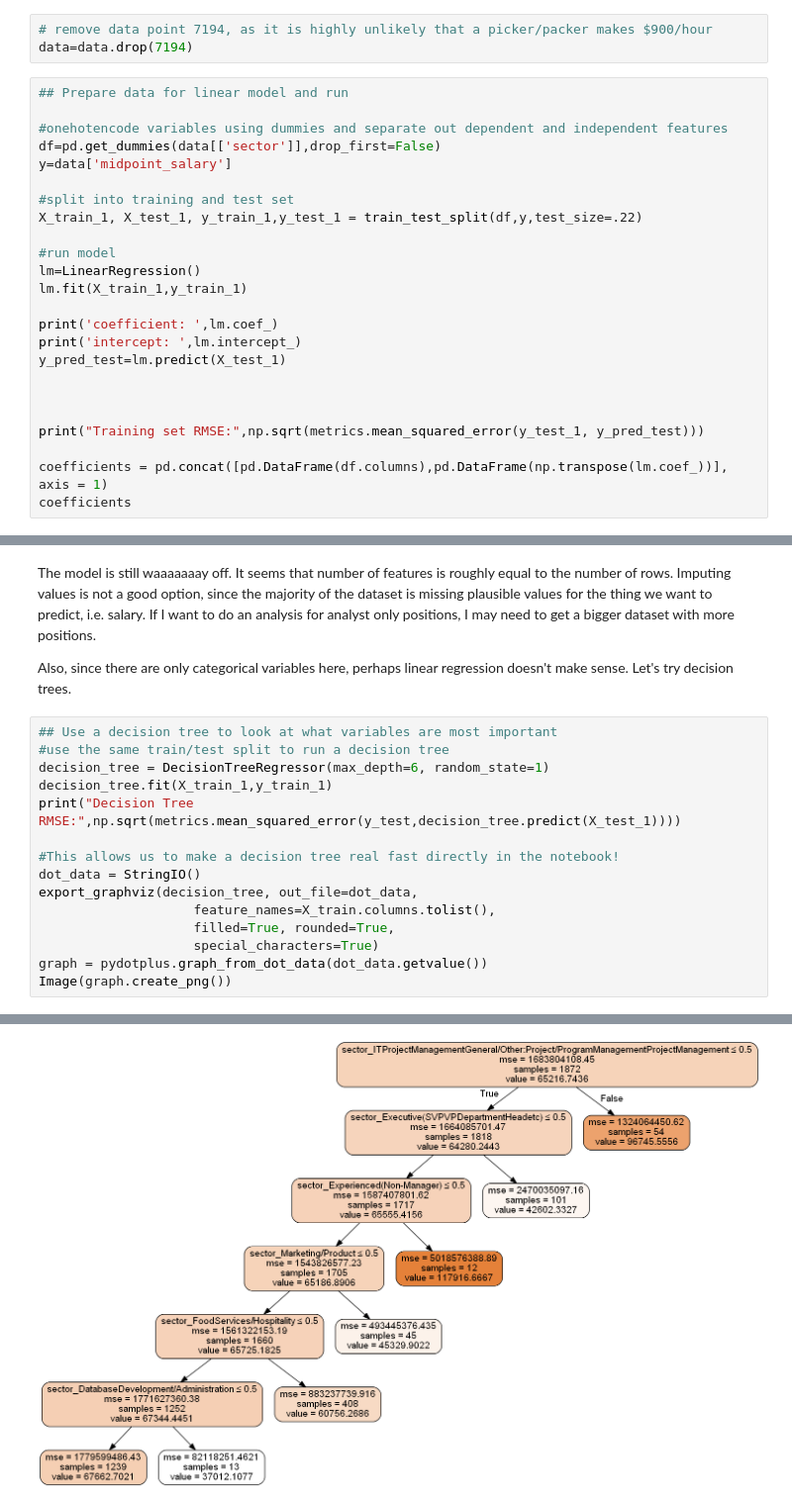
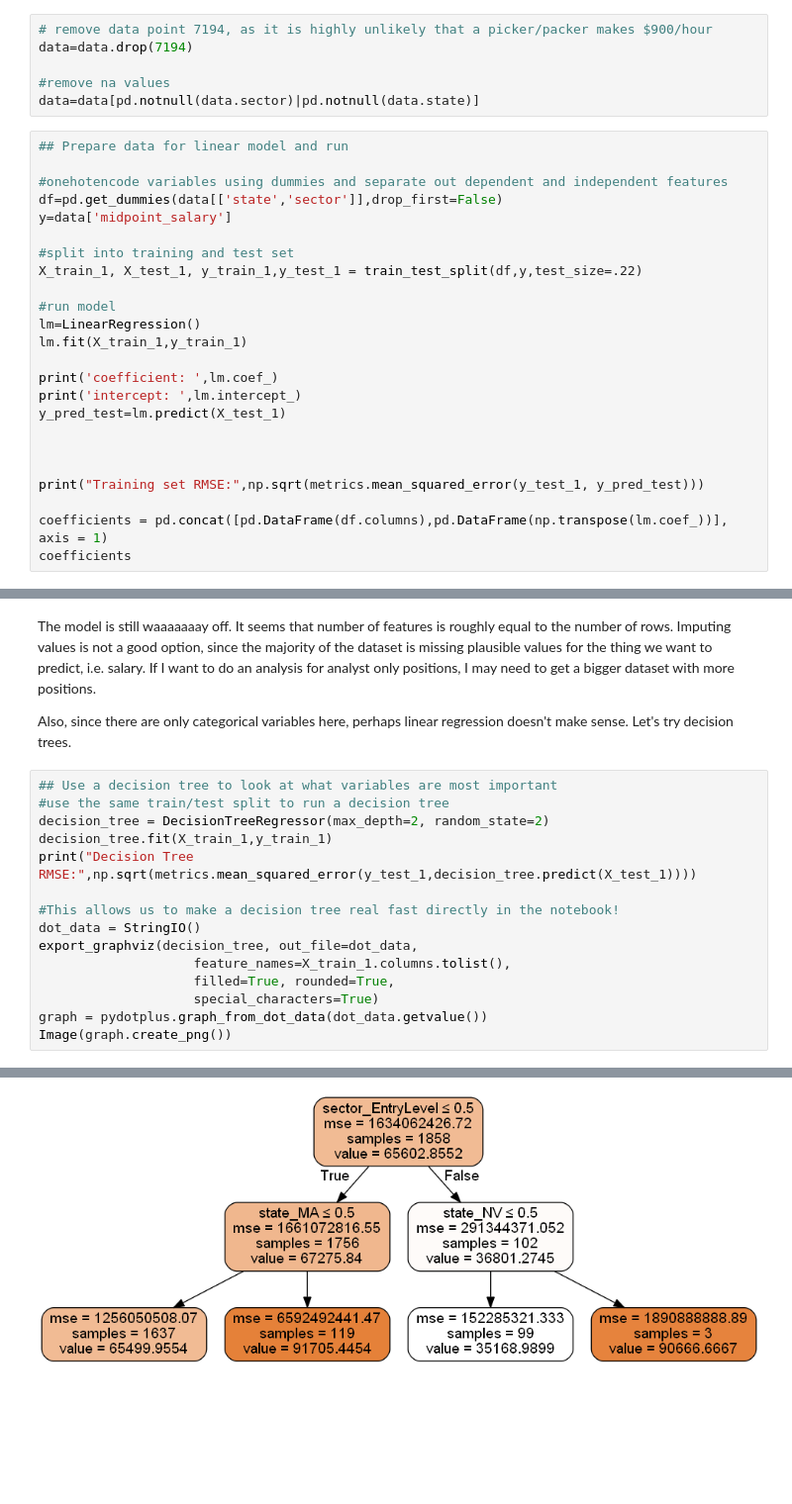
Before and after one commit to gdaher/ids_project, a Jupyter notebook: Regression Analysis.ipynb, the cells around one changed output, grey strips where cells are left out. Shown at 99% size. Drawn from its saved outputs; the diff is of its cells as text; blank space fills up the shorter version.

```diff
--- a/Regression Analysis.ipynb
+++ b/Regression Analysis.ipynb
@@ -155,11 +154,14 @@ print('min:',data.midpoint_salary.min())
 # %%
 # remove data point 7194, as it is highly unlikely that a picker/packer makes $900/hour
 data=data.drop(7194)
+
+#remove na values
+data=data[pd.notnull(data.sector)|pd.notnull(data.state)]
 # %%
 ## Prepare data for linear model and run
 
 #onehotencode variables using dummies and separate out dependent and independent features
-df=pd.get_dummies(data[['sector']],drop_first=False)
+df=pd.get_dummies(data[['state','sector']],drop_first=False)
 y=data['midpoint_salary']
 
 #split into training and test set
@@ -320,14 +248,14 @@ Also, since there are  only categorical variables here, perhaps linear regressio
 # %%
 ## Use a decision tree to look at what variables are most important
 #use the same train/test split to run a decision tree
-decision_tree = DecisionTreeRegressor(max_depth=6, random_state=1)
+decision_tree = DecisionTreeRegressor(max_depth=2, random_state=2)
 decision_tree.fit(X_train_1,y_train_1)
-print("Decision Tree RMSE:",np.sqrt(metrics.mean_squared_error(y_test,decision_tree.predict(X_test_1))))
+print("Decision Tree RMSE:",np.sqrt(metrics.mean_squared_error(y_test_1,decision_tree.predict(X_test_1))))
 
 #This allows us to make a decision tree real fast directly in the notebook!
 dot_data = StringIO()
 export_graphviz(decision_tree, out_file=dot_data,
-                    feature_names=X_train.columns.tolist(),
+                    feature_names=X_train_1.columns.tolist(),
                     filled=True, rounded=True,
                     special_characters=True)
 graph = pydotplus.graph_from_dot_data(dot_data.getvalue())
@@ -337,4 +265,4 @@ Image(graph.create_png())
-[figure, old version]
+[figure, new version]
 # %%
 depths = range(1,10)
 train_rmse, test_rmse = [],[]
```
Also changed, not shown: parts of 23 cells of this notebook, 1 other file.
